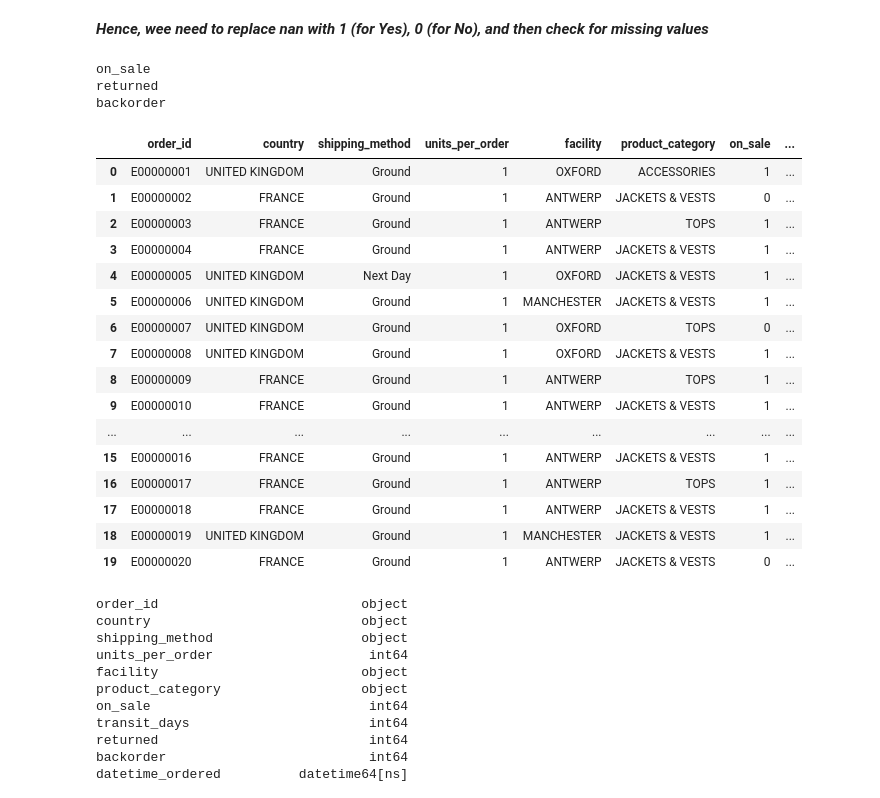
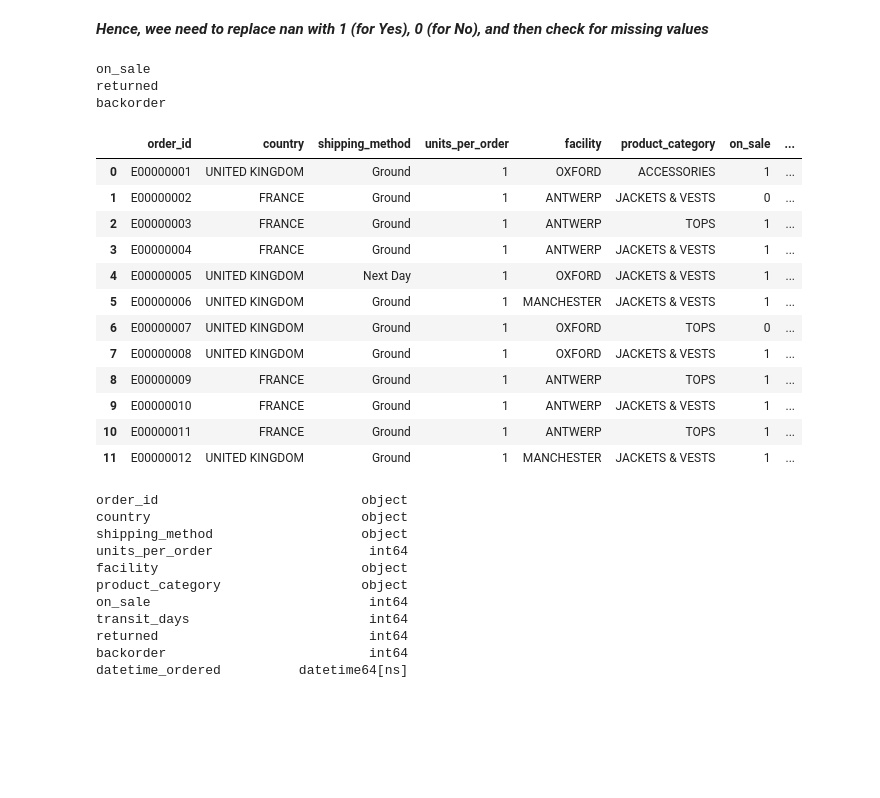
Before and after one commit to ghoshal7/Supply_Chain_Analytics, a Jupyter notebook: Supply_Chain_Notebook.ipynb, the cells around one changed output. Drawn from its saved outputs; the diff is of its cells as text; code cells hidden in the pictures; blank space fills up the shorter version.

```diff
--- a/Supply_Chain_Notebook.ipynb
+++ b/Supply_Chain_Notebook.ipynb
@@ -24,6 +21,7 @@ downloaded.GetContentFile('CASE STUDY_DATA_LATE DELIVERY ROOT CAUSE.xlsx')
 # %%
 import numpy as np
 import pandas as pd
+pd.options.display.max_columns = None
 from dateutil import parser
 import matplotlib.pyplot as plt
 import seaborn as sb
@@ -80,33 +78,29 @@ print(data.returned.unique(), data.backorder.unique(), data.returned.unique(), d
 # %%
 df = data.copy()
 df.delivered_to_plan = np.where(df.delivered_to_plan == 'PASS', 1, 0)
 
 for i in ['on_sale', 'returned', 'backorder']:
   print(i)
   df[i] = np.where(df[i]=='Y', 1, 0)
 
-df.head(20)
+df.head(12)
 # %% [output]
 on_sale
 returned
 backorder
 |  | order_id | country | shipping_method | units_per_order | facility | product_category | on_sale | ... |
 | 0 | E00000001 | UNITED KINGDOM | Ground | 1 | OXFORD | ACCESSORIES | 1 | ... |
 | 1 | E00000002 | FRANCE | Ground | 1 | ANTWERP | JACKETS & VESTS | 0 | ... |
 | 2 | E00000003 | FRANCE | Ground | 1 | ANTWERP | TOPS | 1 | ... |
 | 3 | E00000004 | FRANCE | Ground | 1 | ANTWERP | JACKETS & VESTS | 1 | ... |
 | 4 | E00000005 | UNITED KINGDOM | Next Day | 1 | OXFORD | JACKETS & VESTS | 1 | ... |
 | 5 | E00000006 | UNITED KINGDOM | Ground | 1 | MANCHESTER | JACKETS & VESTS | 1 | ... |
 | 6 | E00000007 | UNITED KINGDOM | Ground | 1 | OXFORD | TOPS | 0 | ... |
 | 7 | E00000008 | UNITED KINGDOM | Ground | 1 | OXFORD | JACKETS & VESTS | 1 | ... |
 | 8 | E00000009 | FRANCE | Ground | 1 | ANTWERP | TOPS | 1 | ... |
 | 9 | E00000010 | FRANCE | Ground | 1 | ANTWERP | JACKETS & VESTS | 1 | ... |
-| ... | ... | ... | ... | ... | ... | ... | ... | ... |
-| 15 | E00000016 | FRANCE | Ground | 1 | ANTWERP | JACKETS & VESTS | 1 | ... |
-| 16 | E00000017 | FRANCE | Ground | 1 | ANTWERP | TOPS | 1 | ... |
-| 17 | E00000018 | FRANCE | Ground | 1 | ANTWERP | JACKETS & VESTS | 1 | ... |
-| 18 | E00000019 | UNITED KINGDOM | Ground | 1 | MANCHESTER | JACKETS & VESTS | 1 | ... |
-| 19 | E00000020 | FRANCE | Ground | 1 | ANTWERP | JACKETS & VESTS | 0 | ... |
+| 10 | E00000011 | FRANCE | Ground | 1 | ANTWERP | TOPS | 1 | ... |
+| 11 | E00000012 | UNITED KINGDOM | Ground | 1 | MANCHESTER | JACKETS & VESTS | 1 | ... |
 # %%
 df.dtypes  ## date time format already done
 # %% [output]
```
Also changed, not shown: parts of 13 cells of this notebook.
